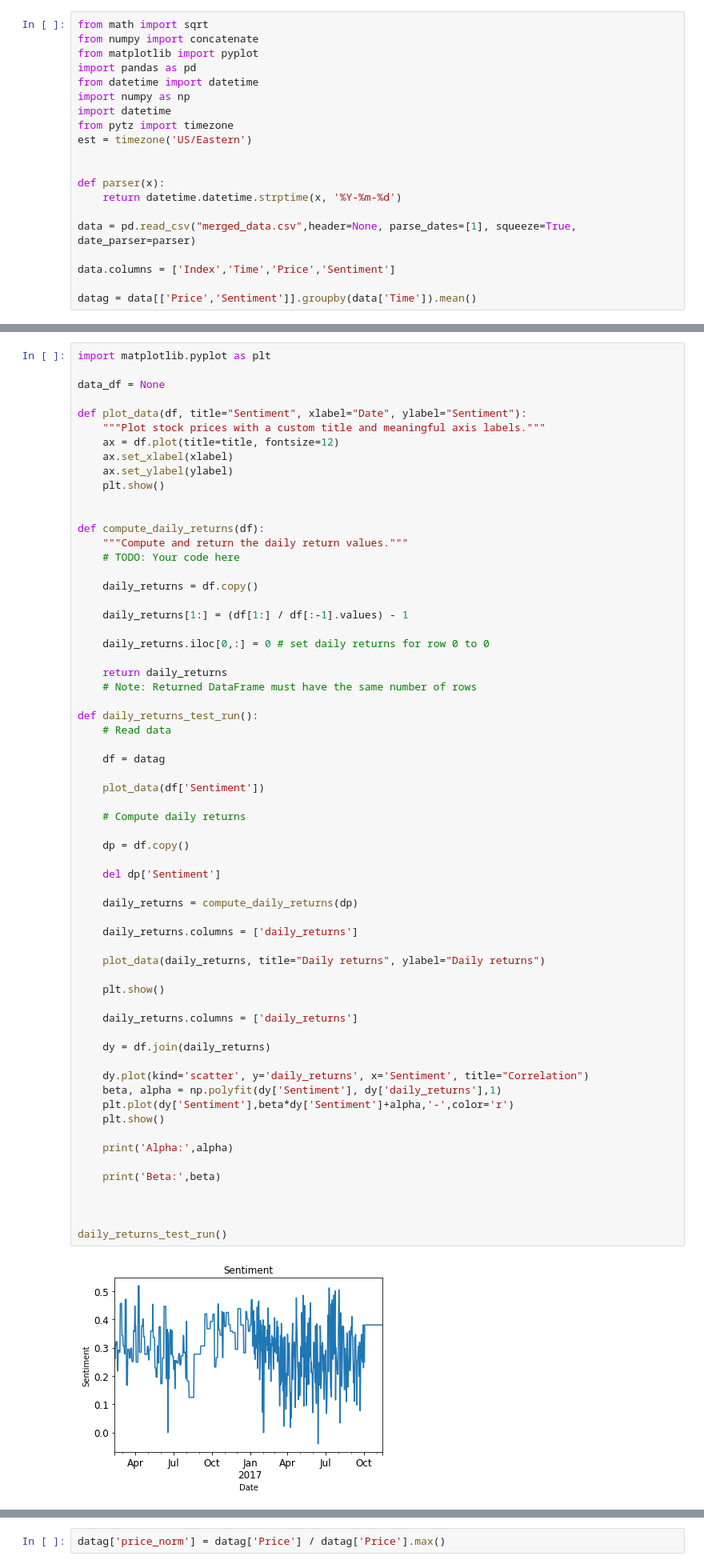
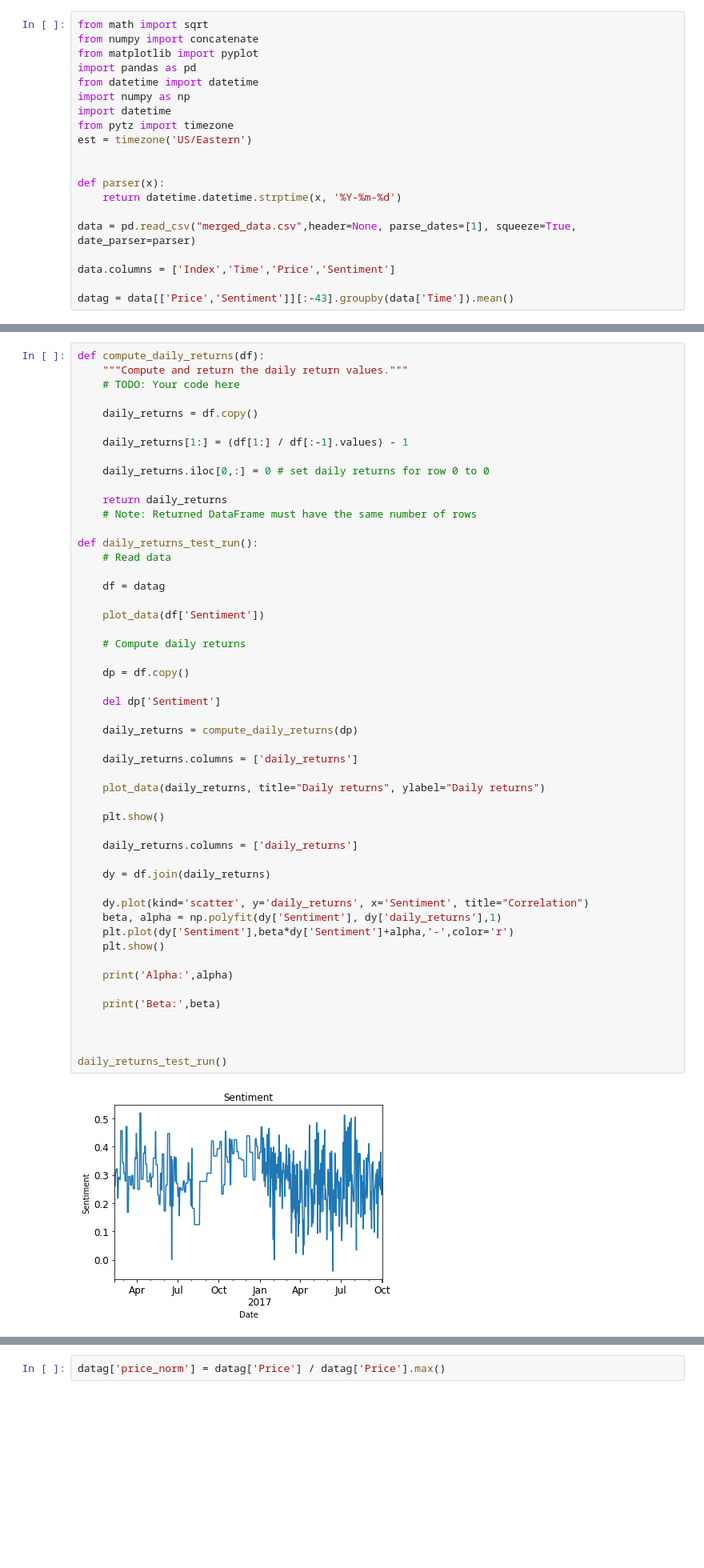
Before and after one commit to flamoedo/Bitcoin-sentiment-correlation, a Jupyter notebook: Bitcoin daily returns correlation.ipynb, the cells around one changed output, grey strips where cells are left out. Shown at 80% size. Cells and saved outputs as stored; diff of their text form; blank space fills up the shorter version.

```diff
--- a/Bitcoin daily returns correlation.ipynb
+++ b/Bitcoin daily returns correlation.ipynb
@@ -19,4 +19,4 @@ data = pd.read_csv("merged_data.csv",header=None, parse_dates=[1], squeeze=True,
 
 data.columns = ['Index','Time','Price','Sentiment']
 
-datag = data[['Price','Sentiment']].groupby(data['Time']).mean()
+datag = data[['Price','Sentiment']][:-43].groupby(data['Time']).mean()
@@ -25,18 +38,6 @@ datag = data[['Price','Sentiment']].groupby(data['Time']).mean()
 
 ### Correlation between Daily returns and Sentiment
 # %%
-import matplotlib.pyplot as plt
-
-data_df = None
-
-def plot_data(df, title="Sentiment", xlabel="Date", ylabel="Sentiment"):
-    """Plot stock prices with a custom title and meaningful axis labels."""
-    ax = df.plot(title=title, fontsize=12)
-    ax.set_xlabel(xlabel)
-    ax.set_ylabel(ylabel)
-    plt.show()
-
-
 def compute_daily_returns(df):
     """Compute and return the daily return values."""
     # TODO: Your code here
@@ -61,31 +62,31 @@ def daily_returns_test_run():
 
     dp = df.copy()
 
     del dp['Sentiment']
 
     daily_returns = compute_daily_returns(dp)
 
     daily_returns.columns = ['daily_returns']
 
     plot_data(daily_returns, title="Daily returns", ylabel="Daily returns")
 
     plt.show()
 
     daily_returns.columns = ['daily_returns']
 
     dy = df.join(daily_returns)
 
     dy.plot(kind='scatter', y='daily_returns', x='Sentiment', title="Correlation")
     beta, alpha = np.polyfit(dy['Sentiment'], dy['daily_returns'],1)
     plt.plot(dy['Sentiment'],beta*dy['Sentiment']+alpha,'-',color='r')
     plt.show()
 
     print('Alpha:',alpha)
 
     print('Beta:',beta)
 
 
 
 daily_returns_test_run()
 # %% [output]
-[figure, old version]
+[figure, new version]
```
Also changed, not shown: parts of 5 cells of this notebook.
